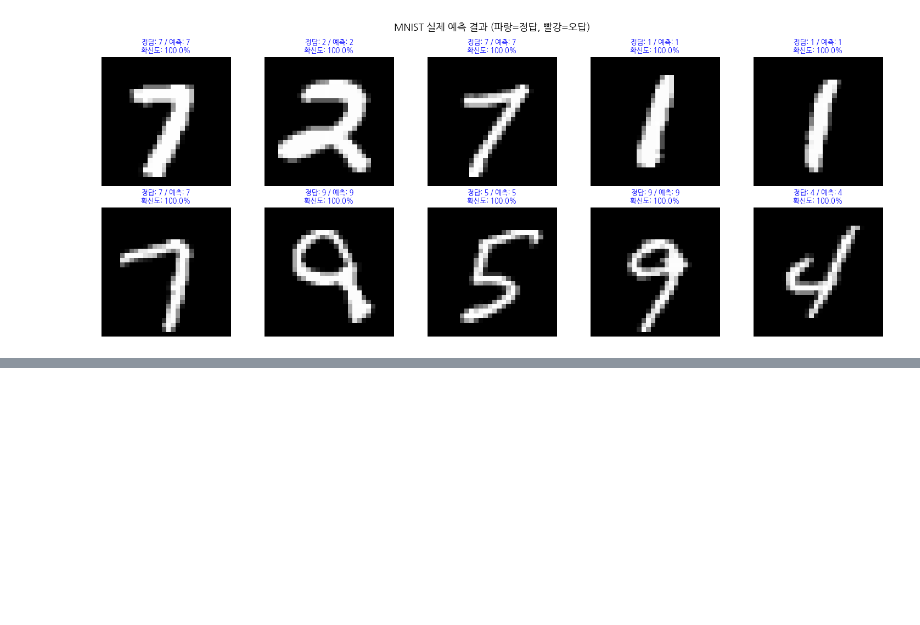
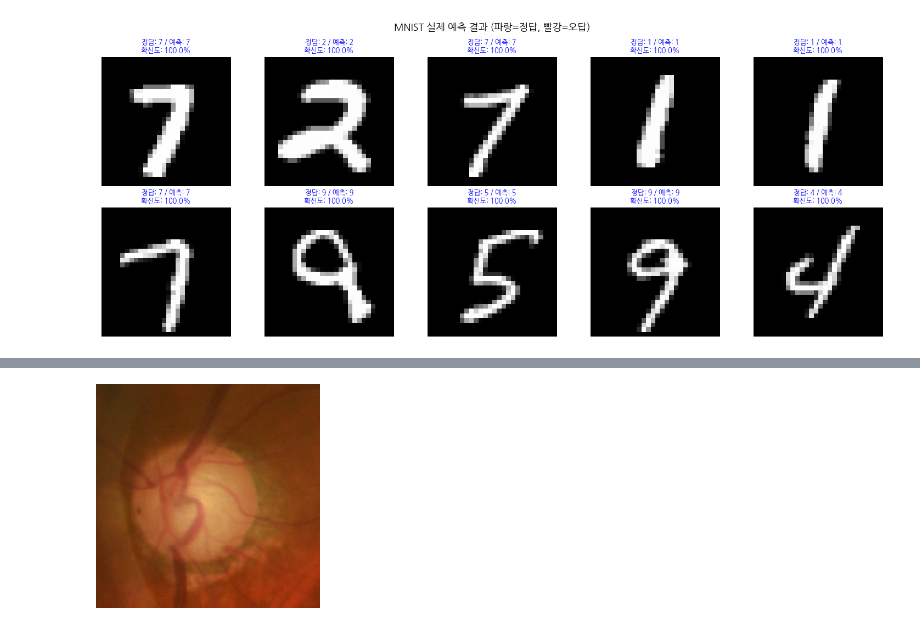
Before and after one commit to blackhole-24/ubuntu, a Jupyter notebook: 2_cnn.ipynb, the cells around one changed output, grey strips where cells are left out. Cells and saved outputs as stored; diff of their text form; code cells hidden in the pictures; blank space fills up the shorter version.

```diff
--- a/2_cnn.ipynb
+++ b/2_cnn.ipynb
@@ -231,0 +311,16 @@ plt.show()
+# %%
+from tensorflow.keras.preprocessing import image
+from tensorflow.keras.applications.resnet50 import ResNet50, preprocess_input, decode_predictions
+import numpy as np
+
+# 모델 로드
+resnet_model = ResNet50(weights='imagenet')
+
+# 이미지 로드 및 전처리
+rab_img = image.load_img('YellowLabradorLooking_new.jpg', target_size=(224, 224))
+X = np.expand_dims(image.img_to_array(rab_img), axis=0)
+X = preprocess_input(X)
+
+# 추론
+pred = resnet_model.predict(X)
+print('Predicted:', decode_predictions(pred, top=3))
@@ -231,0 +473,6 @@ plt.show()
+# %%
+from tensorflow.keras.preprocessing import image
+grau_img = image.load_img('test.png', target_size=(224, 224))
+grau_img
+# %% [output]
+[figure, added]
```
Also changed, not shown: parts of 27 cells of this notebook.
